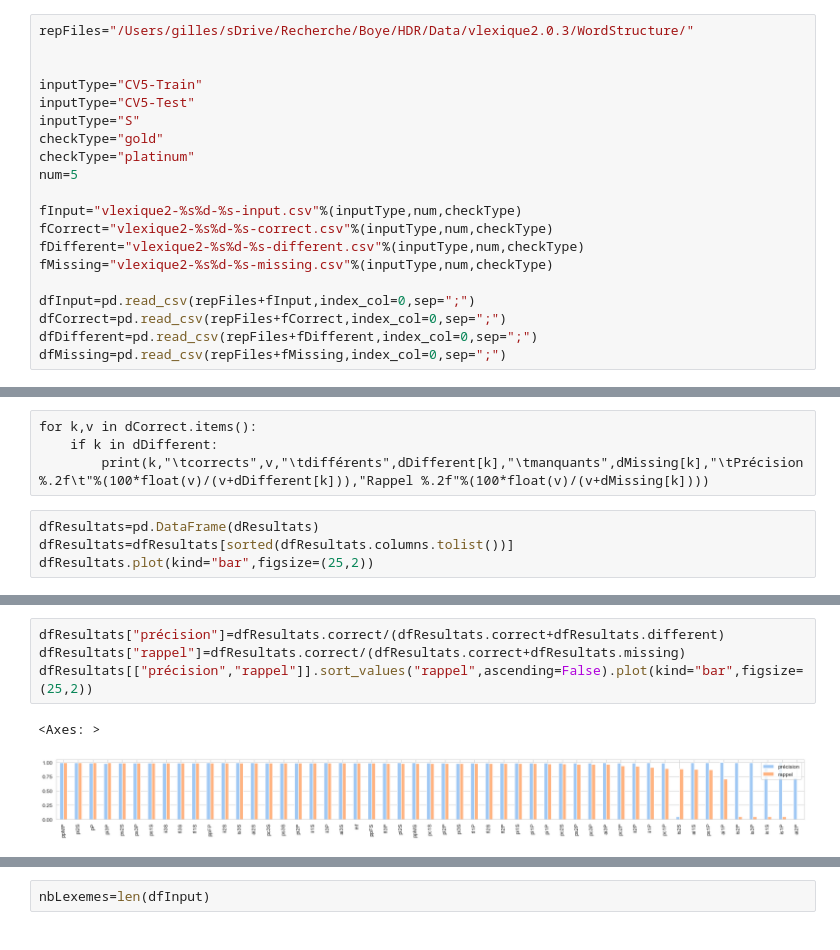
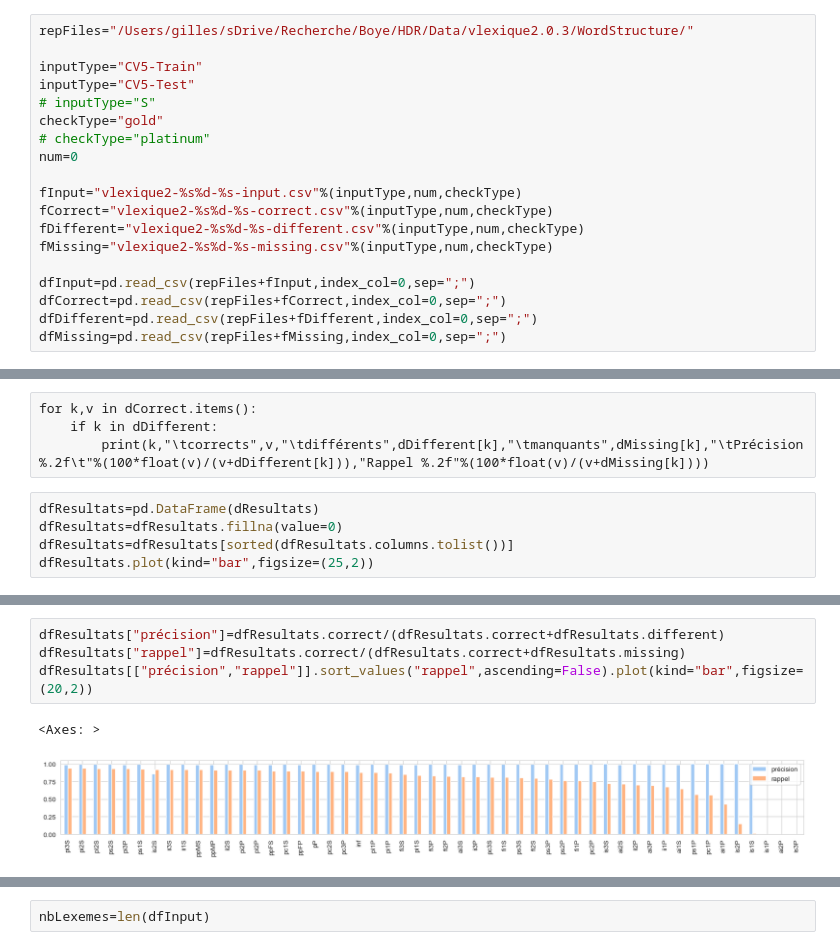
Before and after one commit to gboye/SWIM, a Jupyter notebook: ParadigmGeneration/Vlexique2/WordStructure-ResultatsAnalyse.ipynb, the cells around one changed output, grey strips where cells are left out. Saved outputs shown, nothing was run; the diff lists cells and outputs as text.

```diff
--- a/ParadigmGeneration/Vlexique2/WordStructure-ResultatsAnalyse.ipynb
+++ b/ParadigmGeneration/Vlexique2/WordStructure-ResultatsAnalyse.ipynb
@@ -6,13 +6,12 @@ sns.set_palette("pastel", 8)
 # %%
 repFiles="/Users/gilles/sDrive/Recherche/Boye/HDR/Data/vlexique2.0.3/WordStructure/"
 
-
 inputType="CV5-Train"
 inputType="CV5-Test"
-inputType="S"
+# inputType="S"
 checkType="gold"
-checkType="platinum"
-num=5
+# checkType="platinum"
+num=0
 
 fInput="vlexique2-%s%d-%s-input.csv"%(inputType,num,checkType)
 fCorrect="vlexique2-%s%d-%s-correct.csv"%(inputType,num,checkType)
@@ -54,6 +53,7 @@ for k,v in dCorrect.items():
         print(k,"\tcorrects",v,"\tdifférents",dDifferent[k],"\tmanquants",dMissing[k],"\tPrécision %.2f\t"%(100*float(v)/(v+dDifferent[k])),"Rappel %.2f"%(100*float(v)/(v+dMissing[k])))
 # %%
 dfResultats=pd.DataFrame(dResultats)
+dfResultats=dfResultats.fillna(value=0)
 dfResultats=dfResultats[sorted(dfResultats.columns.tolist())]
 dfResultats.plot(kind="bar",figsize=(25,2))
 # %% [output]
@@ -87,7 +87,7 @@ array([<Axes: ylabel='ppMP'>, <Axes: ylabel='pi2S'>,
 # %%
 dfResultats["précision"]=dfResultats.correct/(dfResultats.correct+dfResultats.different)
 dfResultats["rappel"]=dfResultats.correct/(dfResultats.correct+dfResultats.missing)
-dfResultats[["précision","rappel"]].sort_values("rappel",ascending=False).plot(kind="bar",figsize=(25,2))
+dfResultats[["précision","rappel"]].sort_values("rappel",ascending=False).plot(kind="bar",figsize=(20,2))
 # %% [output]
 <Axes: >
-[figure, old version]
+[figure, new version]
```
Also changed, not shown: parts of 8 cells of this notebook, 6 other files.
